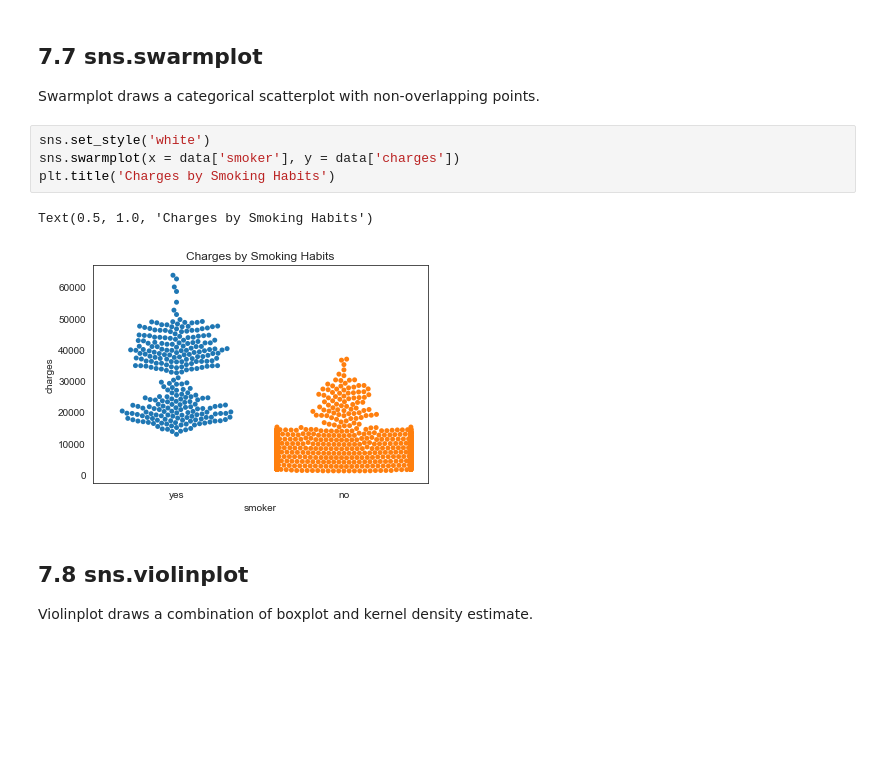
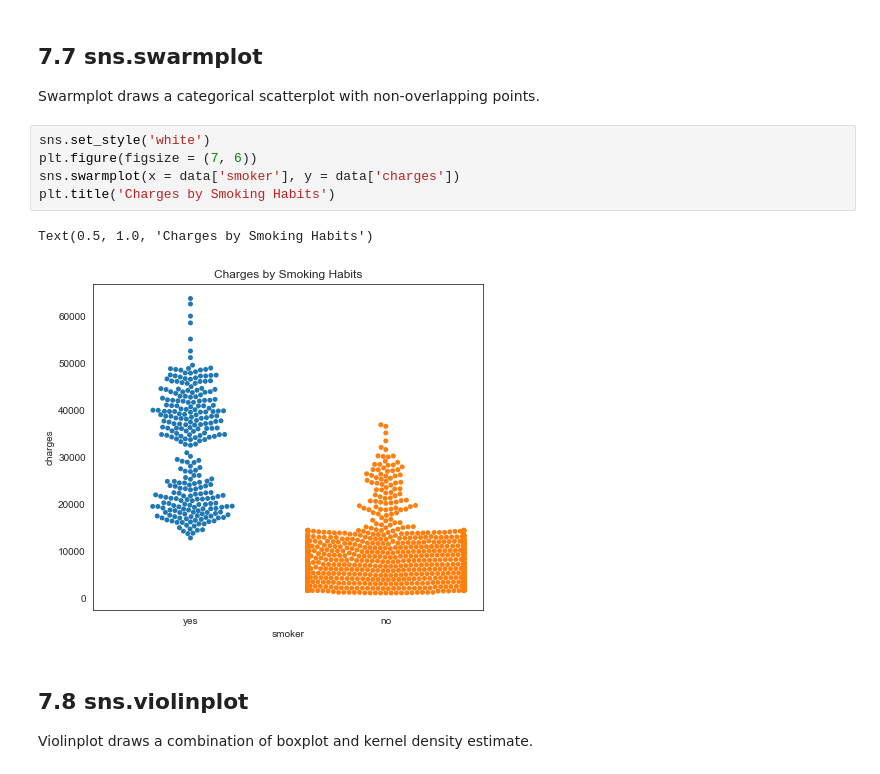
Before and after one commit to chongjason914/seaborn-tutorial, a Jupyter notebook: insurance-data-visualisation.ipynb, the cells around one changed output. Cells and saved outputs as stored; diff of their text form; blank space fills up the shorter version.

```diff
--- a/insurance-data-visualisation.ipynb
+++ b/insurance-data-visualisation.ipynb
@@ -603,11 +605,12 @@ Again, we see the positive relationship between bmi and charges but a dramatical
 Swarmplot draws a categorical scatterplot with non-overlapping points.
 # %%
 sns.set_style('white')
+plt.figure(figsize = (7, 6))
 sns.swarmplot(x = data['smoker'], y = data['charges'])
 plt.title('Charges by Smoking Habits')
 # %% [output]
 Text(0.5, 1.0, 'Charges by Smoking Habits')
-[figure, old version]
+[figure, new version]
 # %% [markdown]
 ## 7.8 sns.violinplot
 
```
Also changed, not shown: parts of 4 cells of this notebook.
